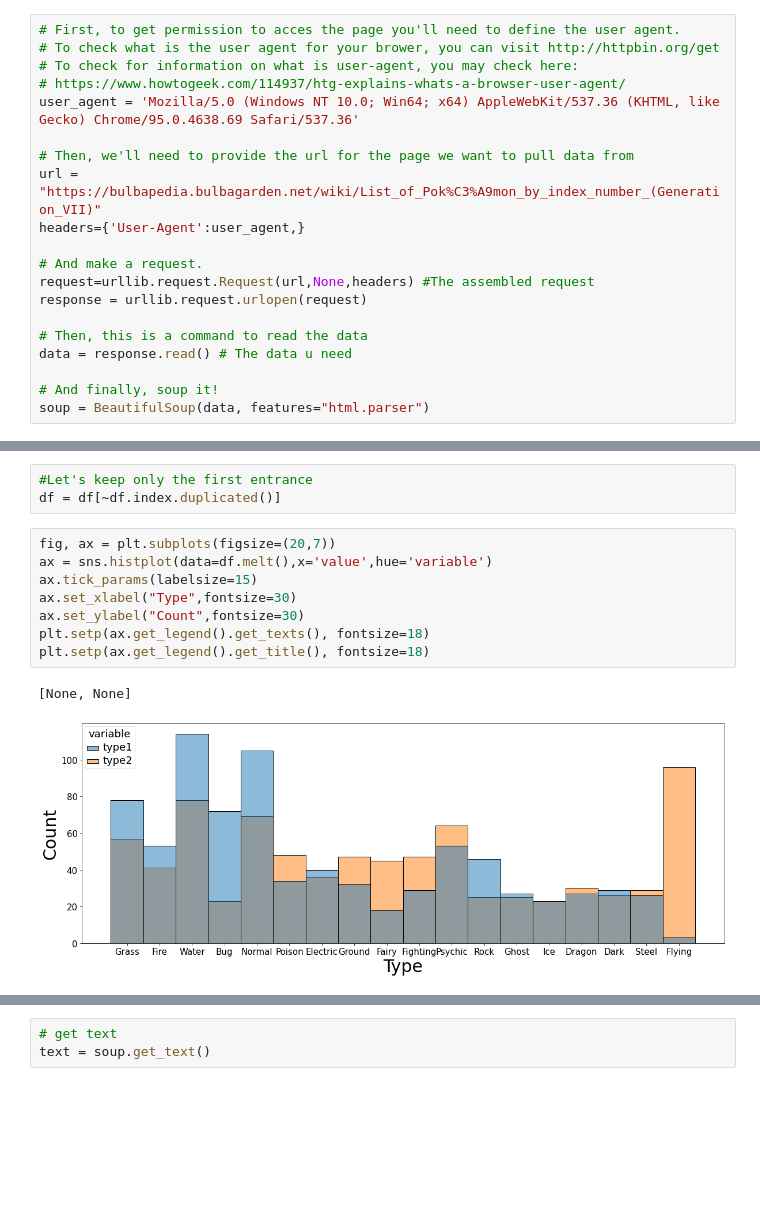
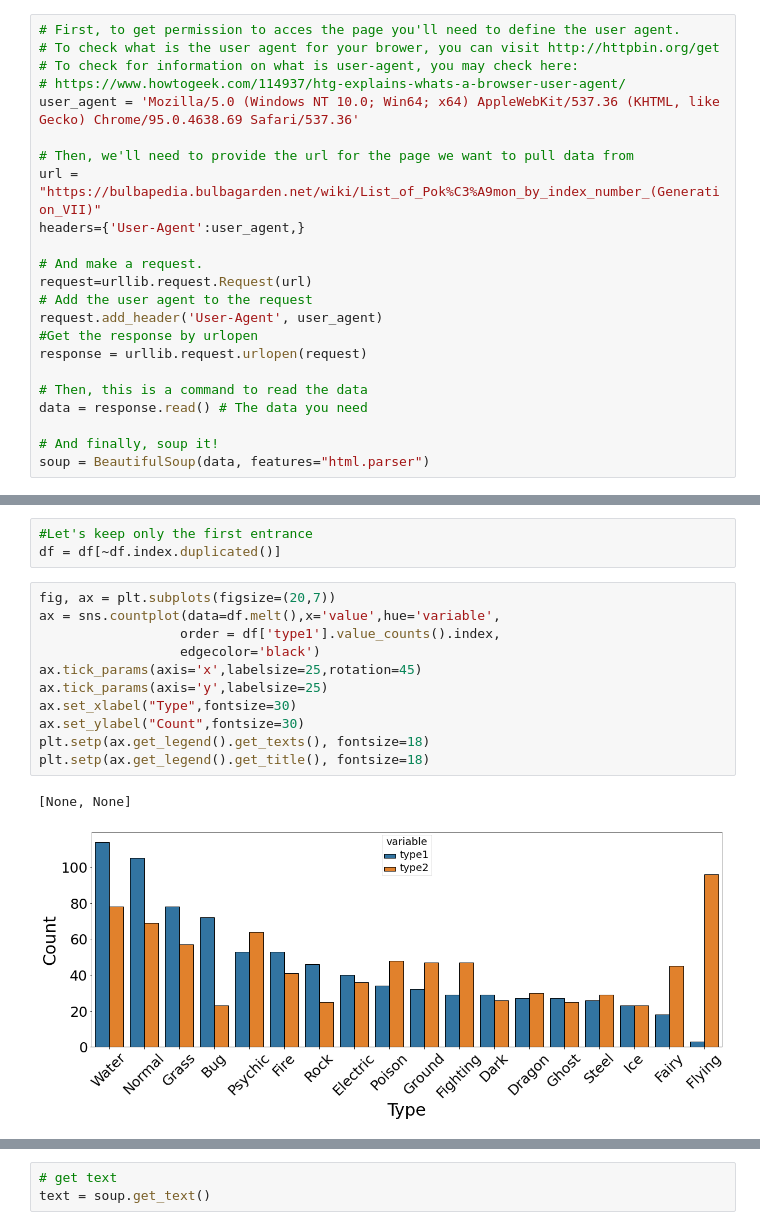
Before and after one commit to RSaalfeld/Machine_Learning_Using_Python, a Jupyter notebook: pokemonsoup.ipynb, the cells around one changed output, grey strips where cells are left out. Cells and saved outputs as stored; diff of their text form; blank space fills up the shorter version.

Commit message:
Update pokemonsoup.ipynb
Mainly changes in plots

```diff
--- a/pokemonsoup.ipynb
+++ b/pokemonsoup.ipynb
@@ -19,11 +19,14 @@ url = "https://bulbapedia.bulbagarden.net/wiki/List_of_Pok%C3%A9mon_by_index_num
 headers={'User-Agent':user_agent,}
 
 # And make a request.
-request=urllib.request.Request(url,None,headers) #The assembled request
+request=urllib.request.Request(url)
+# Add the user agent to the request
+request.add_header('User-Agent', user_agent)
+#Get the response by urlopen
 response = urllib.request.urlopen(request)
 
 # Then, this is a command to read the data
-data = response.read() # The data u need
+data = response.read() # The data you need
 
 # And finally, soup it!
 soup = BeautifulSoup(data, features="html.parser")
@@ -73,15 +72,18 @@ list(df[df.index.duplicated()].index)
 df = df[~df.index.duplicated()]
 # %%
 fig, ax = plt.subplots(figsize=(20,7))
-ax = sns.histplot(data=df.melt(),x='value',hue='variable')
-ax.tick_params(labelsize=15)
+ax = sns.countplot(data=df.melt(),x='value',hue='variable',
+                  order = df['type1'].value_counts().index,
+                  edgecolor='black')
+ax.tick_params(axis='x',labelsize=25,rotation=45)
+ax.tick_params(axis='y',labelsize=25)
 ax.set_xlabel("Type",fontsize=30)
 ax.set_ylabel("Count",fontsize=30)
 plt.setp(ax.get_legend().get_texts(), fontsize=18)
 plt.setp(ax.get_legend().get_title(), fontsize=18)
 # %% [output]
 [None, None]
-[figure, old version]
+[figure, new version]
 # %%
 #URL for pokémon color
 url = "https://bulbapedia.bulbagarden.net/wiki/List_of_Pok%C3%A9mon_by_color"
```
Also changed, not shown: parts of 3 cells of this notebook.
